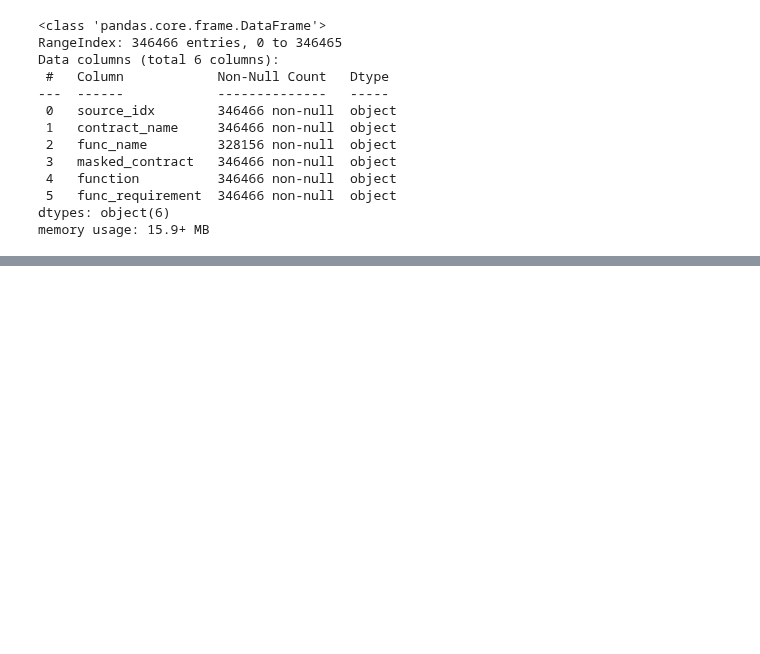
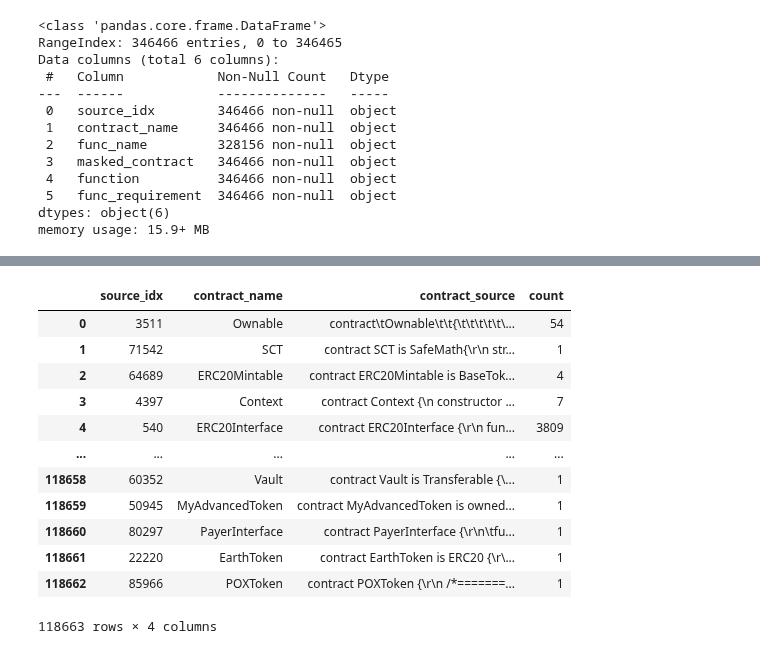
Before and after one commit to echodrift/code-generation, a Jupyter notebook: experiment/playground.ipynb, the cells around one changed output, grey strips where cells are left out. Cells and saved outputs as stored; diff of their text form; code cells hidden in the pictures; blank space fills up the shorter version.

```diff
--- a/experiment/playground.ipynb
+++ b/experiment/playground.ipynb
@@ -852,0 +894,17 @@ mask_func.to_parquet("/home/hieuvd/lvdthieu/CodeGen/data/data/mask_entire_functi
+# %%
+contracts.drop_duplicates(subset=["contract_source"], ignore_index=True, inplace=True)
+contracts
+# %% [output]
+|  | source_idx | contract_name | contract_source | count |
+| 0 | 3511 | Ownable | contract\tOwnable\t\t{\t\t\t\t\t\... | 54 |
+| 1 | 71542 | SCT | contract SCT is SafeMath{\r\n str... | 1 |
+| 2 | 64689 | ERC20Mintable | contract ERC20Mintable is BaseTok... | 4 |
+| 3 | 4397 | Context | contract Context {\n constructor ... | 7 |
+| 4 | 540 | ERC20Interface | contract ERC20Interface {\r\n fun... | 3809 |
+| ... | ... | ... | ... | ... |
+| 118658 | 60352 | Vault | contract Vault is Transferable {\... | 1 |
+| 118659 | 50945 | MyAdvancedToken | contract MyAdvancedToken is owned... | 1 |
+| 118660 | 80297 | PayerInterface | contract PayerInterface {\r\n\tfu... | 1 |
+| 118661 | 22220 | EarthToken | contract EarthToken is ERC20 {\r\... | 1 |
+| 118662 | 85966 | POXToken | contract POXToken {\r\n /*=======... | 1 |
+118663 rows × 4 columns
```
Also changed, not shown: parts of 41 cells of this notebook, 11 other files.
